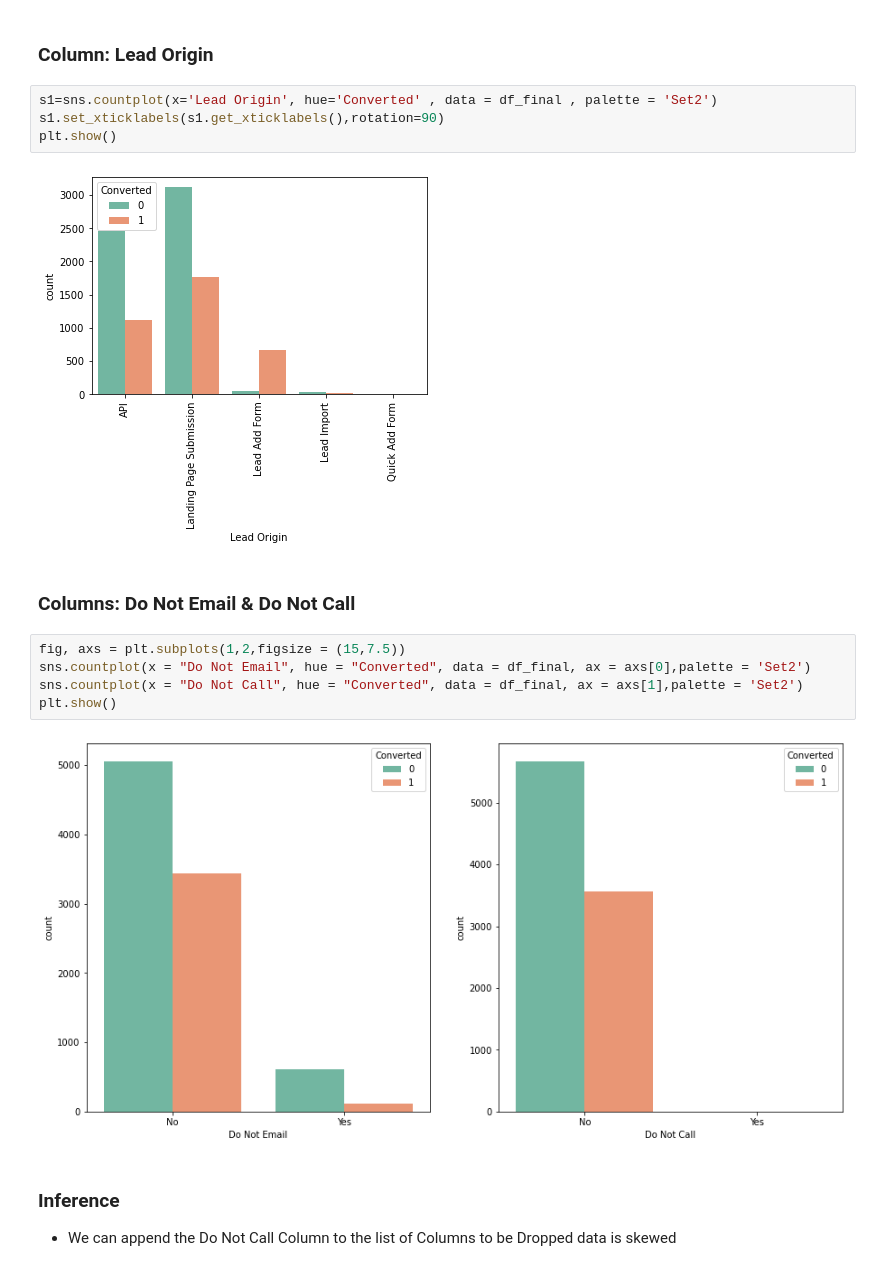
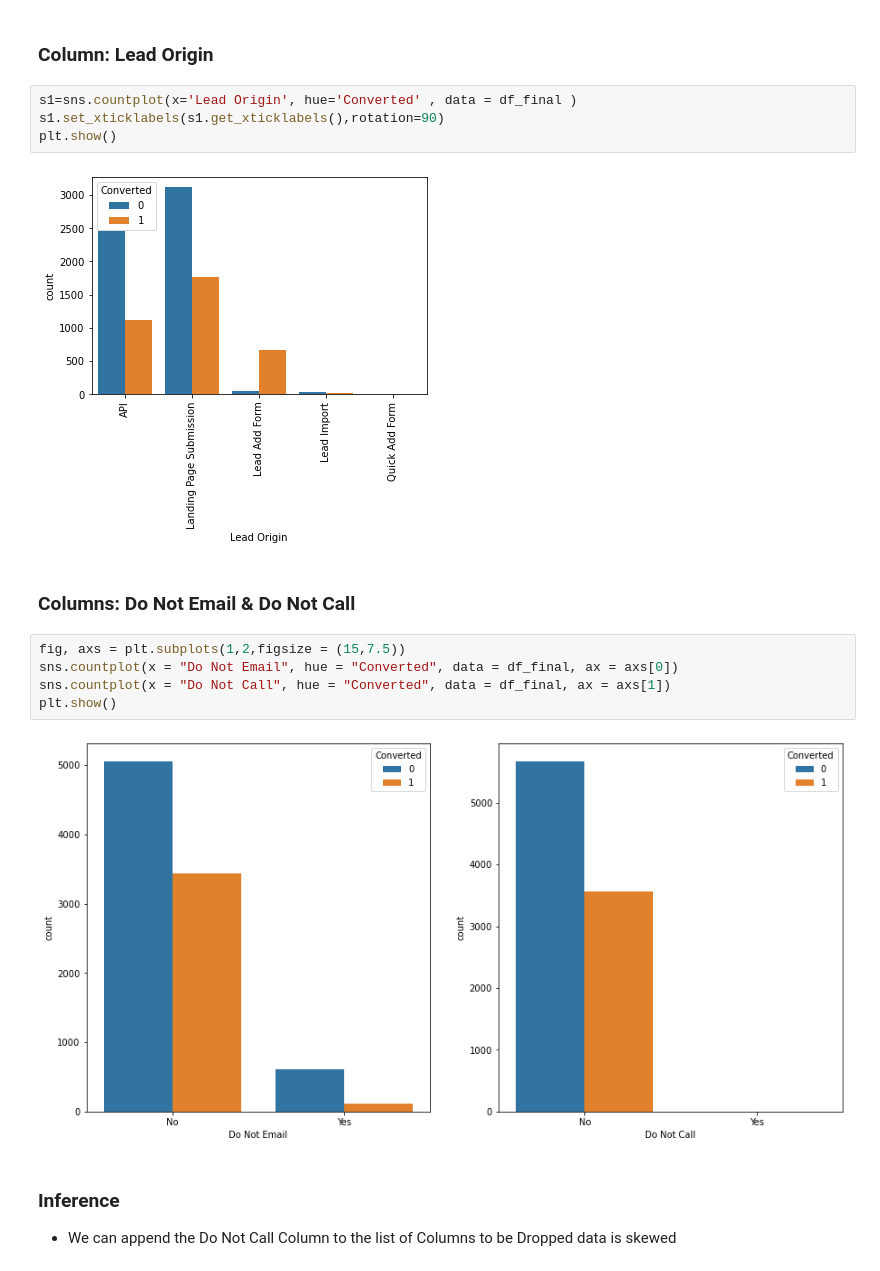
Before and after one commit to akshayr01/lead-scoring-case-study, a Jupyter notebook: Lead_Scoring_Case_Study_v0.1.ipynb, the cells around one changed output. Saved outputs shown, nothing was run; the diff lists cells and outputs as text.

```diff
--- a/Lead_Scoring_Case_Study_v0.1.ipynb
+++ b/Lead_Scoring_Case_Study_v0.1.ipynb
@@ -634,20 +634,20 @@ df_final.drop(columns='Last Activity',axis=1,inplace=True)
 # %% [markdown]
 ### Column: Lead Origin
 # %%
-s1=sns.countplot(x='Lead Origin', hue='Converted' , data = df_final , palette = 'Set2')
+s1=sns.countplot(x='Lead Origin', hue='Converted' , data = df_final )
 s1.set_xticklabels(s1.get_xticklabels(),rotation=90)
 plt.show()
 # %% [output]
-[figure, old version]
+[figure, new version]
 # %% [markdown]
 ### Columns: Do Not Email & Do Not Call
 # %%
 fig, axs = plt.subplots(1,2,figsize = (15,7.5))
-sns.countplot(x = "Do Not Email", hue = "Converted", data = df_final, ax = axs[0],palette = 'Set2')
-sns.countplot(x = "Do Not Call", hue = "Converted", data = df_final, ax = axs[1],palette = 'Set2')
+sns.countplot(x = "Do Not Email", hue = "Converted", data = df_final, ax = axs[0])
+sns.countplot(x = "Do Not Call", hue = "Converted", data = df_final, ax = axs[1])
 plt.show()
 # %% [output]
-[figure, old version]
+[figure, new version]
 # %% [markdown]
 ### Inference
 - We can append the Do Not Call Column to the list of Columns to be Dropped data is skewed
```
Also changed, not shown: parts of 30 cells of this notebook.
